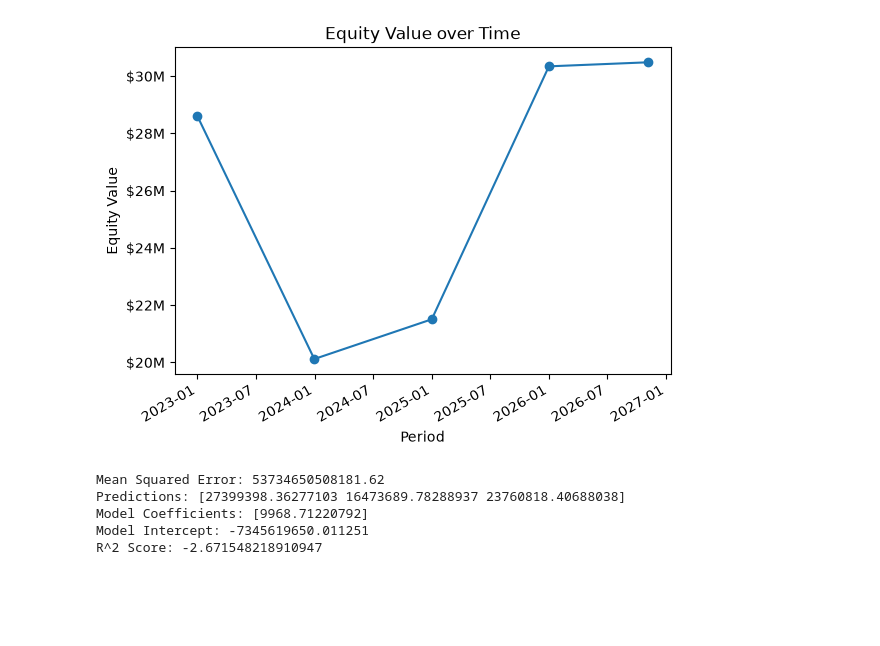
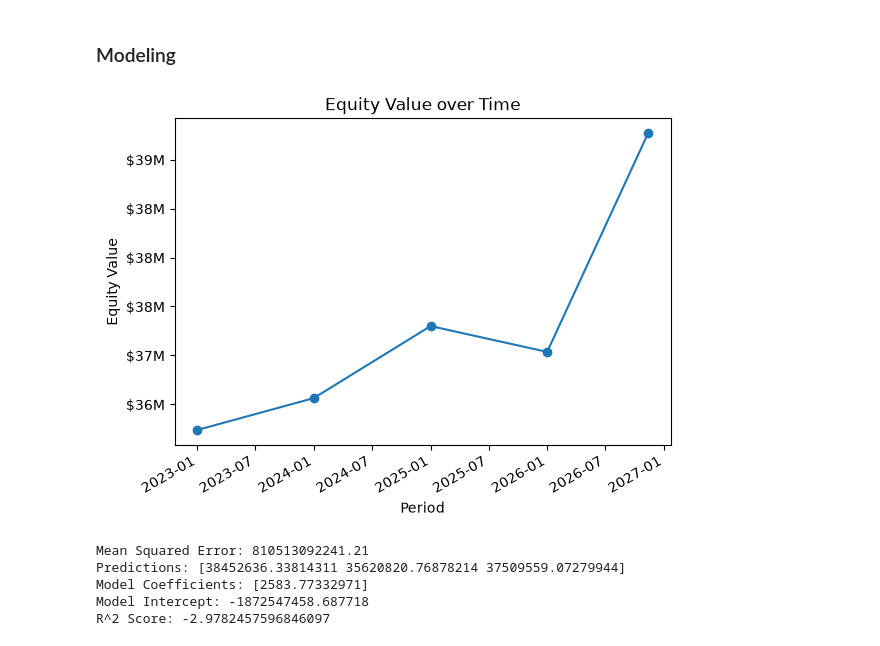
Before and after one commit to crsellinger/NW-Data-Analytics-Capstone, a Jupyter notebook: main.ipynb, the cells around one changed output. Drawn from its saved outputs; the diff is of its cells as text; code cells hidden in the pictures; blank space fills up the shorter version.

```diff
--- a/main.ipynb
+++ b/main.ipynb
@@ -508,3 +590,5 @@ The DCF and DDM models calculate equity value based on the above. Equity value w
+# %% [markdown]
+### Modeling
 # %%
 # DCF Model
 # net_income_common_stockholders: float = financials.loc[
@@ -549,16 +633,22 @@ df_fcf = pd.DataFrame(
 for i in range(len(cashflow)):
     year = i + 1
     if year <= len(cashflow) - 1:
-        net_income_common_stockholders: float = financials.loc[10, f"12/31/{datetime.now(UTC).year - year}"]
-        total_assets: float = balancesheet.loc[0, f"12/31/{datetime.now(UTC).year - year}"]
-        total_liabilities: float = balancesheet.loc[1, f"12/31/{datetime.now(UTC).year - year}"]
+        net_income_common_stockholders: float = financials.loc[
+            10, f"12/31/{datetime.now(UTC).year - year}"
+        ]
+        total_assets: float = balancesheet.loc[
+            0, f"12/31/{datetime.now(UTC).year - year}"
+        ]
+        total_liabilities: float = balancesheet.loc[
+            1, f"12/31/{datetime.now(UTC).year - year}"
+        ]
         discount_rate: float = net_income_common_stockholders / (
             total_assets - total_liabilities
         )
 
-    cfo: float = cashflow.loc[i, "Operating Cash Flow"]
+    cfo: float = cashflow.loc[i, "Cash Flow from Operating Activities, Indirect"]
     capex: float = cashflow.loc[i, capex_column]
-    issuance_debt: float = cashflow.loc[i, "Issuance of Debt"]
+    issuance_debt: float = cashflow.loc[i, "Issuance of Capital Stock"]
     repayment_debt: float = cashflow.loc[i, repayment_column]
     net_borrowings: float = issuance_debt - repayment_debt
     fcf: float = cfo - capex + net_borrowings
@@ -599,39 +689,39 @@ fig, ax = plt.subplots()
 ax.plot(X.map(datetime.fromordinal), y, marker="o")
 ax.yaxis.set_major_formatter(FuncFormatter(lambda y, _: f"${y / scale:,.0f}{suffix}"))
 fig.autofmt_xdate()
 ax.set_xlabel("Period")
 ax.set_ylabel("Equity Value")
 ax.set_title("Equity Value over Time")
 plt.show()
 
 X_train, X_test, y_train, y_test = train_test_split(
     X, y, test_size=0.5, random_state=42
 )
 
 # Example model fitting
 model = LinearRegression()
 model.fit(X_train.values.reshape(-1, 1), y_train)
 y_pred = model.predict(X_test.values.reshape(-1, 1))
 
 # Example model evaluation
 mse = round(mean_squared_error(y_test, y_pred), 2)
 print("Mean Squared Error:", mse)
 
 # Example model predictions
 print("Predictions:", y_pred)
 
 # Example model coefficients
 print("Model Coefficients:", model.coef_)
 print("Model Intercept:", model.intercept_)
 
 print("R^2 Score:", r2_score(y_test, y_pred))
 # %% [output]
-[figure, old version]
+[figure, new version]
-Mean Squared Error: 53734650508181.62
-Predictions: [27399398.36277103 16473689.78288937 23760818.40688038]
-Model Coefficients: [9968.71220792]
-Model Intercept: -7345619650.011251
-R^2 Score: -2.671548218910947
+Mean Squared Error: 810513092241.21
+Predictions: [38452636.33814311 35620820.76878214 37509559.07279944]
+Model Coefficients: [2583.77332971]
+Model Intercept: -1872547458.687718
+R^2 Score: -2.9782457596846097
 # %%
 # DDM Model
 
```
Also changed, not shown: parts of 5 cells of this notebook, 5 other files.
